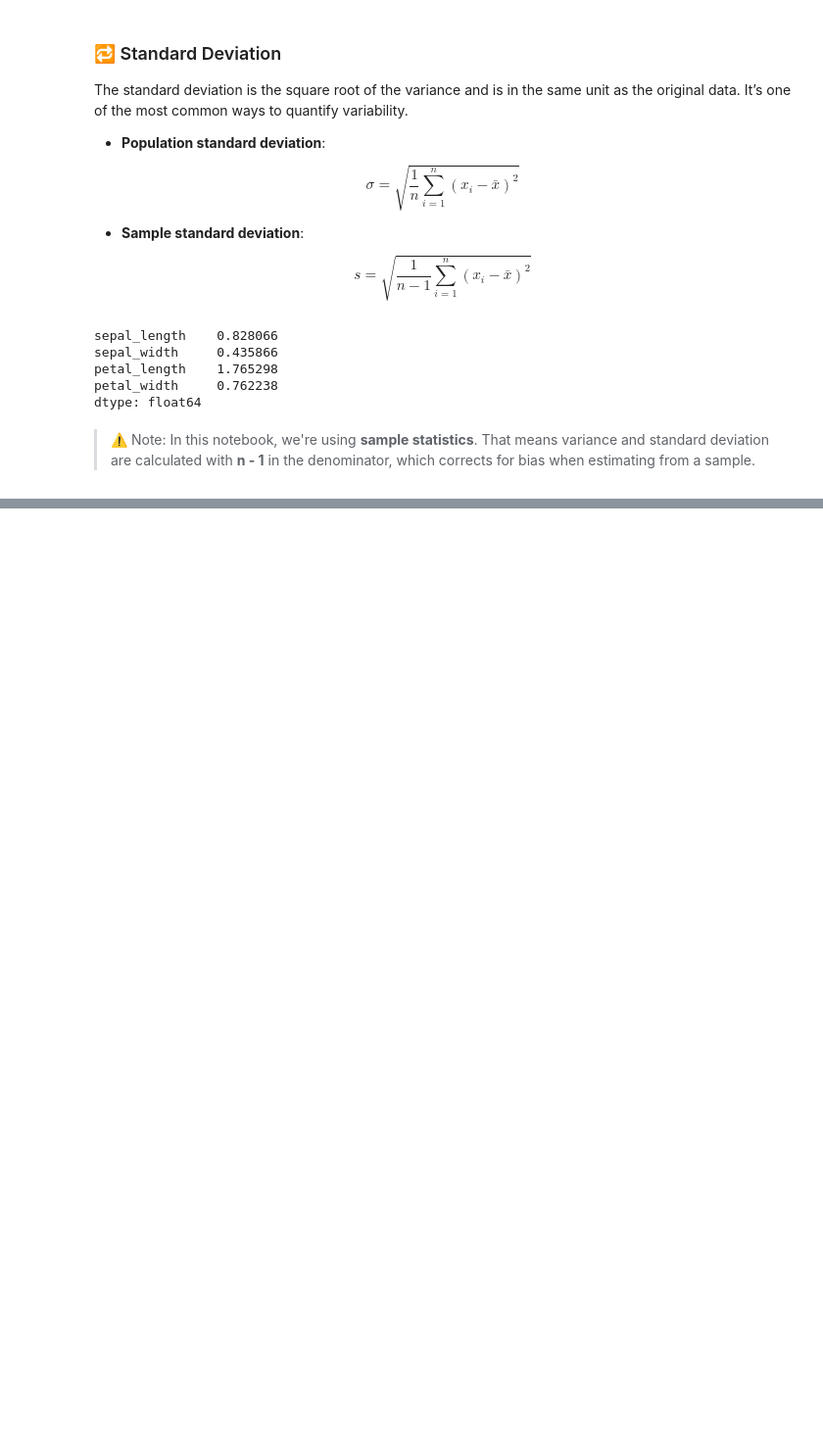
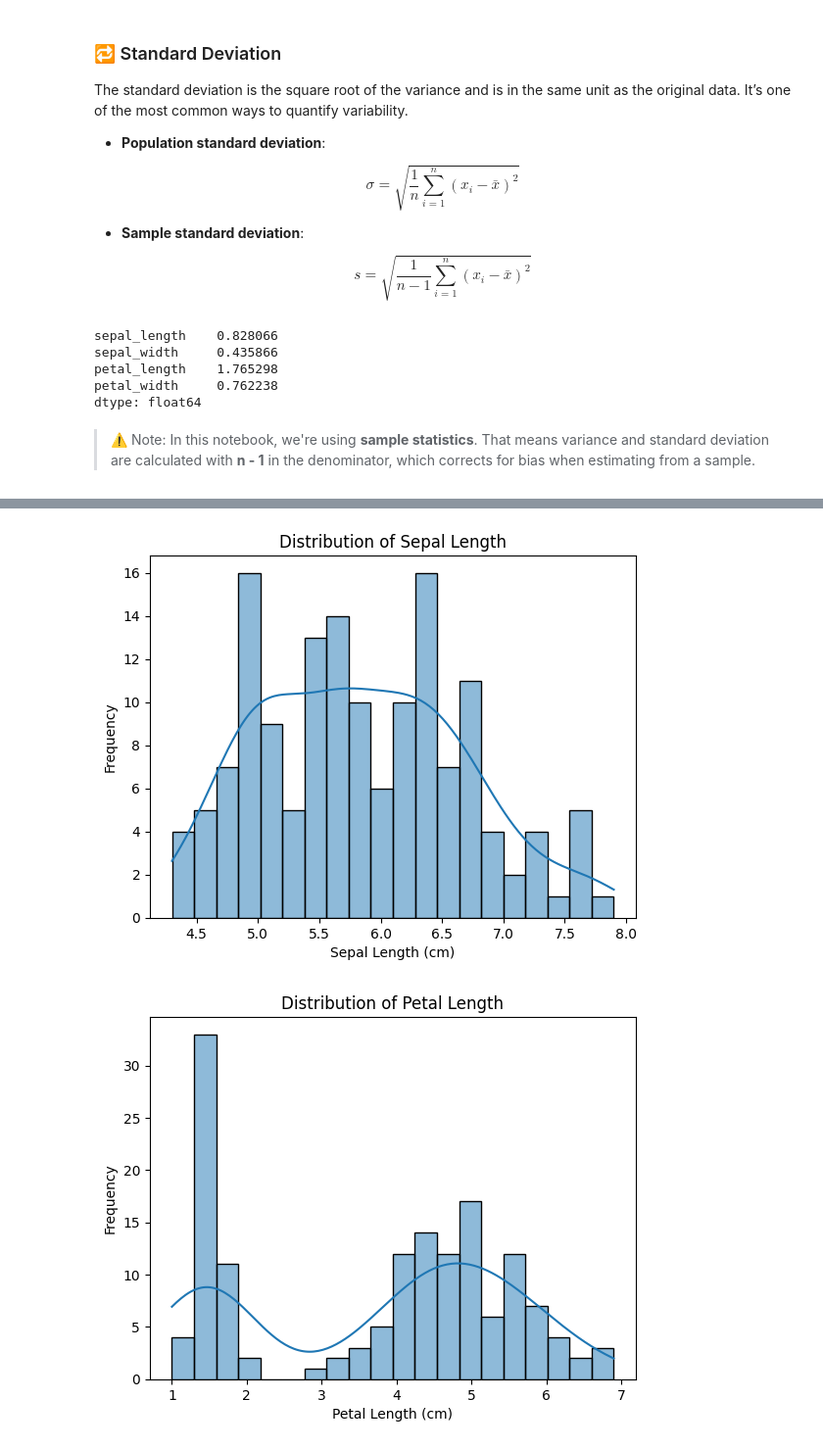
Before and after one commit to almarinho91/iris-eda, a Jupyter notebook: iris_eda.ipynb, the cells around one changed output, grey strips where cells are left out. Shown: that part at 98% size. Cells and saved outputs as stored; diff of their text form; code cells hidden in the pictures; blank space fills up the shorter version.

```diff
--- a/iris_eda.ipynb
+++ b/iris_eda.ipynb
@@ -222,0 +243,20 @@ In classification problems, features with **greater variability** often provide
+# %%
+import seaborn as sns
+import matplotlib.pyplot as plt
+
+# Sepal Length Distribution
+sns.histplot(data=df, x="sepal_length", kde=True, bins=20)
+plt.title("Distribution of Sepal Length")
+plt.xlabel("Sepal Length (cm)")
+plt.ylabel("Frequency")
+plt.show()
+
+# Petal Length Distribution
+sns.histplot(data=df, x="petal_length", kde=True, bins=20)
+plt.title("Distribution of Petal Length")
+plt.xlabel("Petal Length (cm)")
+plt.ylabel("Frequency")
+plt.show()
+# %% [output]
+[figure, added]
+[figure, added]
```
Also changed, not shown: parts of 27 cells of this notebook, 2 other files.
